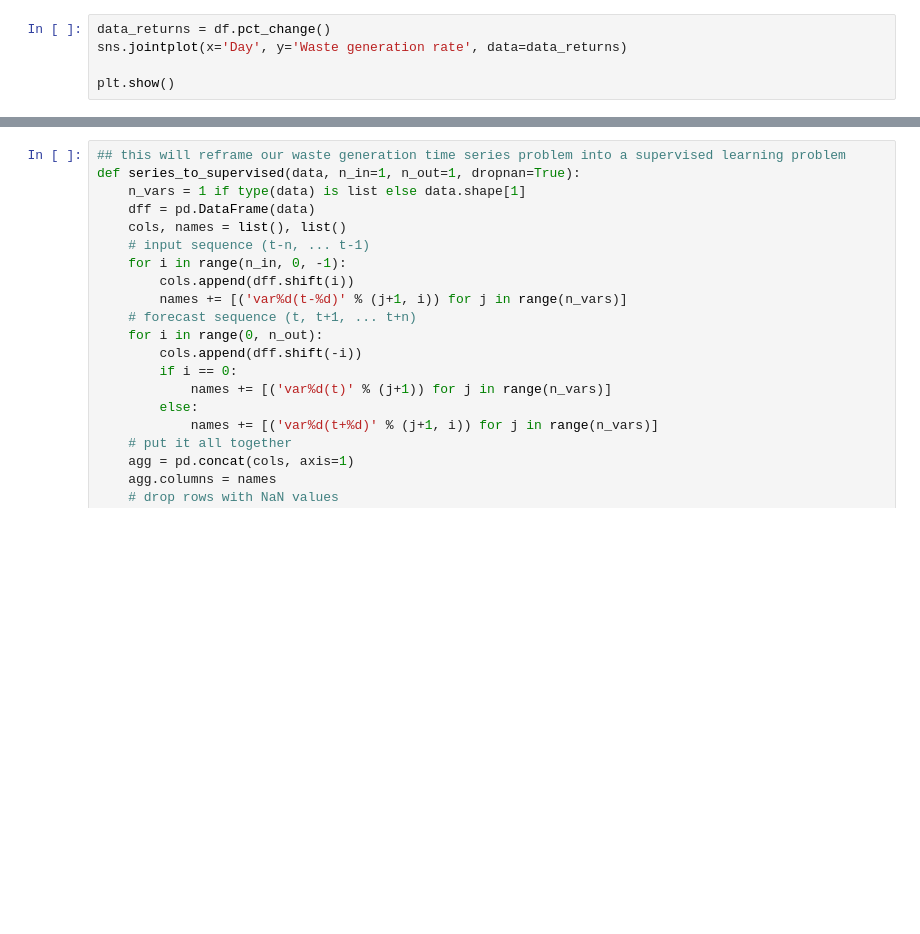
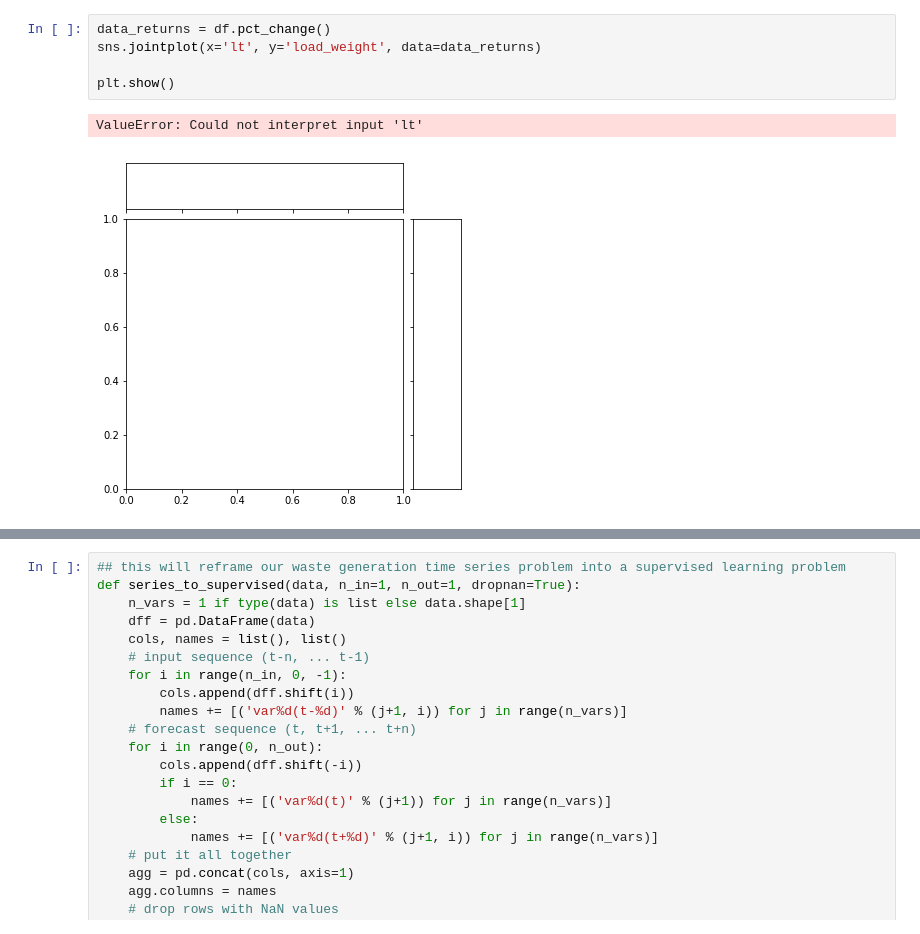
Before and after one commit to Rootmannii/Rootmannii, a Jupyter notebook: Model.ipynb, the cells around one changed output, grey strips where cells are left out. Drawn from its saved outputs; the diff is of its cells as text; blank space fills up the shorter version.

```diff
--- a/Model.ipynb
+++ b/Model.ipynb
@@ -150,6 +239,9 @@ df.load_weight.resample('M').mean().plot(kind='hist', color='r', legend=True )
 # %%
 data_returns = df.pct_change()
-sns.jointplot(x='Day', y='Waste generation rate', data=data_returns)
+sns.jointplot(x='lt', y='load_weight', data=data_returns)
 
 plt.show()
+# %% [output]
+ValueError: Could not interpret input 'lt'
+[figure, added]
 # %%
```
Also changed, not shown: parts of 21 cells of this notebook.
